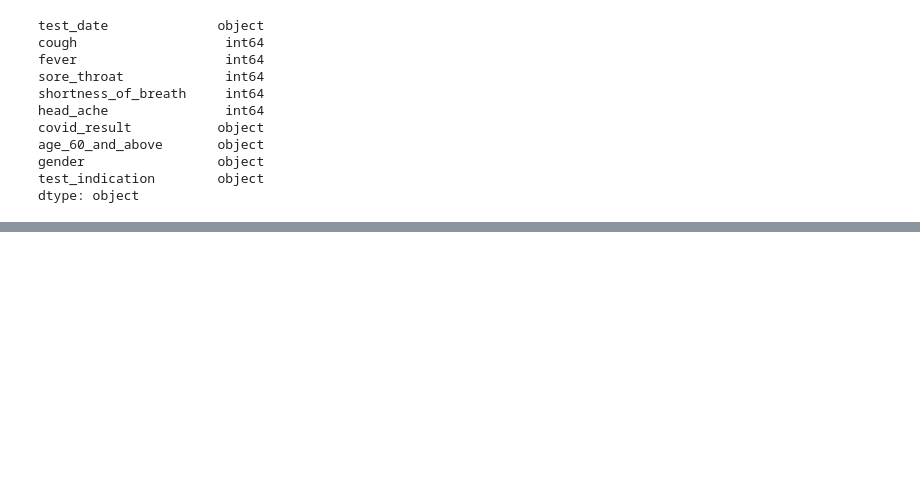
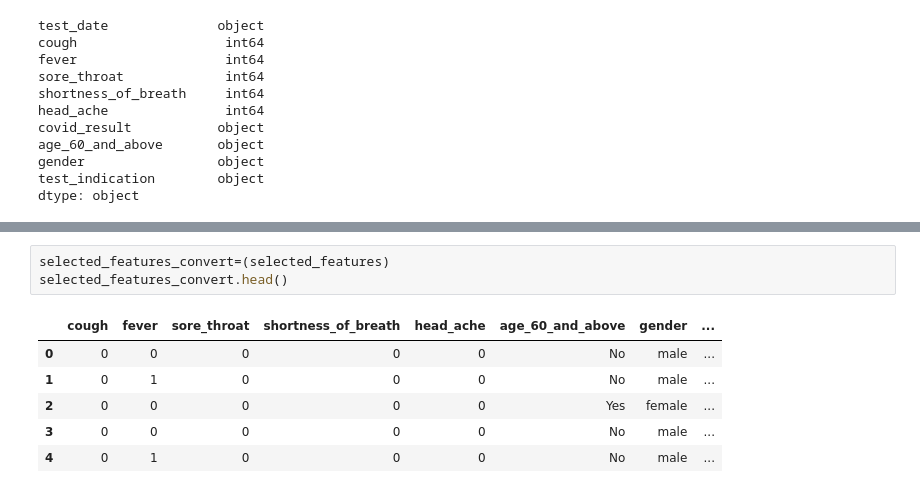
Before and after one commit to chris-inalsingh/Covid19_ML, a Jupyter notebook: Covid_Data/Covid-19_tests.ipynb, the cells around one changed output, grey strips where cells are left out. Drawn from its saved outputs; the diff is of its cells as text; blank space fills up the shorter version.

```diff
--- a/Covid_Data/Covid-19_tests.ipynb
+++ b/Covid_Data/Covid-19_tests.ipynb
@@ -58,0 +94,10 @@ dtype: object
+# %%
+selected_features_convert=(selected_features)
+selected_features_convert.head()
+# %% [output]
+|  | cough | fever | sore_throat | shortness_of_breath | head_ache | age_60_and_above | gender | ... |
+| 0 | 0 | 0 | 0 | 0 | 0 | No | male | ... |
+| 1 | 0 | 1 | 0 | 0 | 0 | No | male | ... |
+| 2 | 0 | 0 | 0 | 0 | 0 | Yes | female | ... |
+| 3 | 0 | 0 | 0 | 0 | 0 | No | male | ... |
+| 4 | 0 | 1 | 0 | 0 | 0 | No | male | ... |
```
Also changed, not shown: parts of 16 cells of this notebook.
